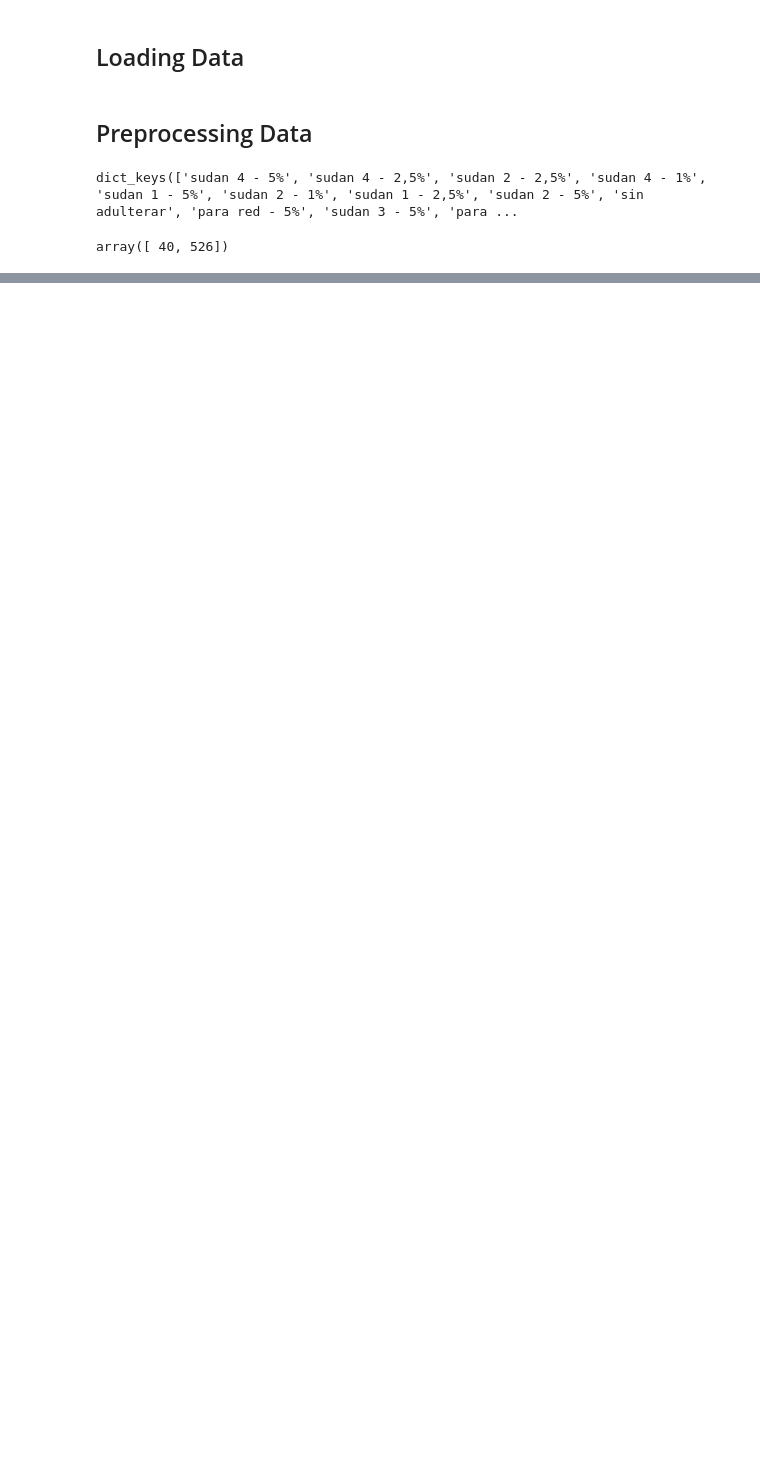
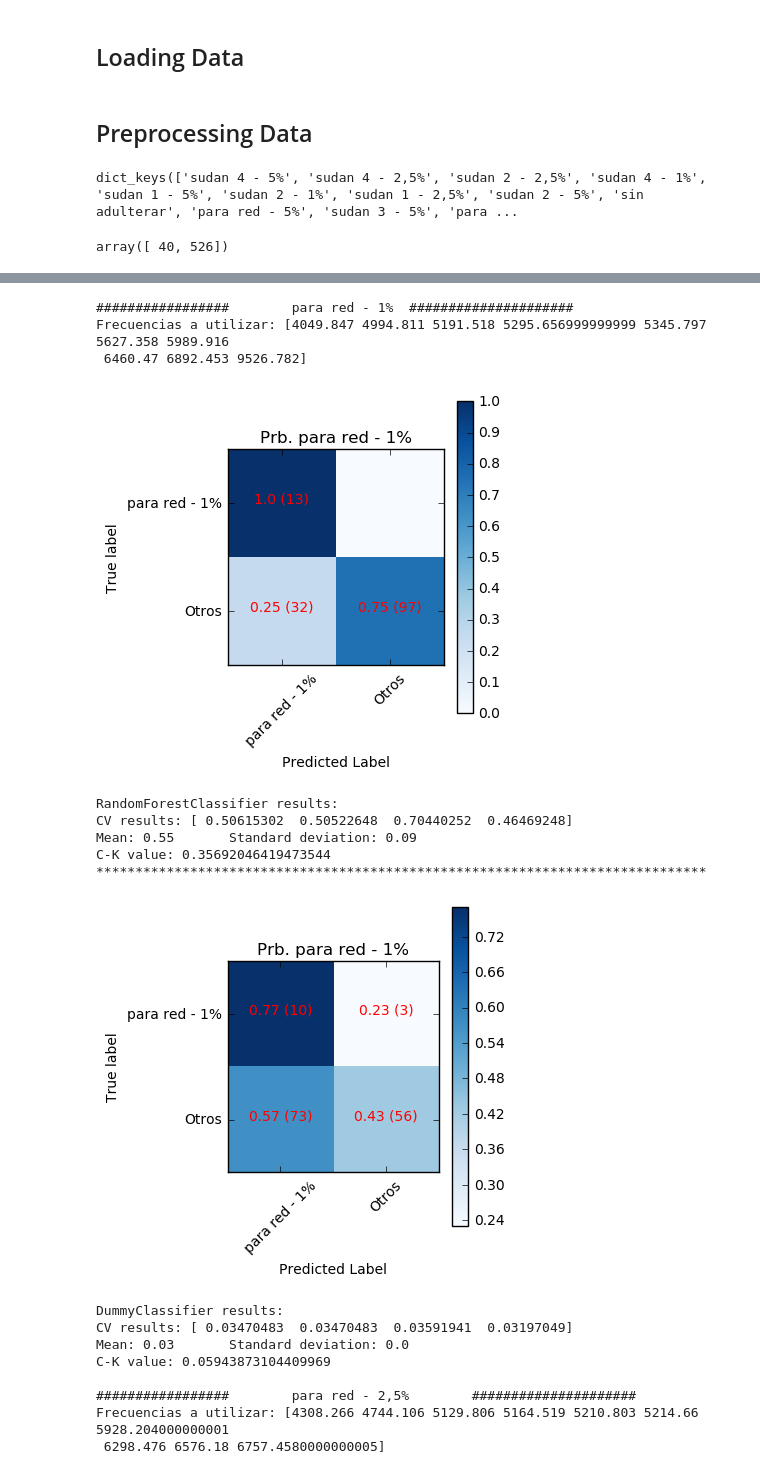
Before and after one commit to samuel1a0/charla_py, a Jupyter notebook: Oversampling.ipynb, the cells around one changed output, grey strips where cells are left out. Drawn from its saved outputs; the diff is of its cells as text; code cells hidden in the pictures; blank space fills up the shorter version.

```diff
--- a/Oversampling.ipynb
+++ b/Oversampling.ipynb
@@ -29,6 +20,7 @@ from imblearn.over_sampling import ADASYN
 loader = DataHandler("data")
 loader.load_all()
 data = loader.get_all()
+features_names = data.columns[:-1].get_values()
 # %% [markdown]
 ## Preprocessing Data
 # %%
@@ -73,0 +44,16 @@ indices = np.where(rfe.support_)            # Mask of selected features
+# %%
+from sklearn.linear_model import LogisticRegression
+from sklearn.tree import DecisionTreeRegressor
+from sklearn.ensemble import RandomForestRegressor
+from sklearn.feature_selection import RFE, RFECV
+
+def get_features(X, Y, model=None, n_features=20):
+    if not model:
+#         model = LogisticRegression(class_weight="balanced", n_jobs=-1)
+#         model = DecisionTreeRegressor(random_state=15)
+        model = RandomForestRegressor(random_state=15, n_estimators=20, n_jobs=-1, max_depth=3)
+
+    rfe = RFE(model, n_features, step=30)
+    rfe = rfe.fit(X, Y)
+    indices = np.where(rfe.support_)            # Mask of selected features
+    return indices
@@ -73,0 +86,44 @@ indices = np.where(rfe.support_)            # Mask of selected features
+# %%
+from sklearn.model_selection import cross_val_score
+from sklearn.dummy import DummyClassifier
+
+for c in np.unique(data.clase):
+    target = np.where(data["clase"]==c, 0, 1)
+
+    X_train, x_test, Y_train, y_test = train_test_split(scaled_, target, test_size=.25)
+    indices = get_features(X_train, Y_train, n_features=10)
+
+    print("\n#################\t {} \t#####################".format(c))
+    print("Frecuencias a utilizar: {}".format( features_names[indices[0]] ))
+
+    ad = ADASYN(ratio="minority", random_state=15, n_jobs=4)
+    X_train, Y_train = ad.fit_sample(X_train, Y_train)
+
+    pca = PCA(svd_solver="randomized", random_state=15)
+
+    new_data = pca.fit_transform( scaled_[:, indices[0]] )
+    X_train = pca.transform(X_train[:,indices[0]])
+    x_test = pca.transform(x_test[:,indices[0]])
+    predict(X_train, Y_train, x_test, y_test, c, target, new_data, depth=3, estimators=20)
+    print("******************************************************************************\n")
+    d_clf = DummyClassifier(strategy="uniform")
+    predict(X_train, Y_train, x_test, y_test, c, target, new_data, clf=d_clf)
+# %% [output]
+#################        para red - 1%  #####################
+Frecuencias a utilizar: [4049.847 4994.811 5191.518 5295.656999999999 5345.797 5627.358 5989.916
+ 6460.47 6892.453 9526.782]
+[figure, added]
+RandomForestClassifier results:
+CV results: [ 0.50615302  0.50522648  0.70440252  0.46469248]
+Mean: 0.55       Standard deviation: 0.09
+C-K value: 0.35692046419473544
+******************************************************************************
+[figure, added]
+DummyClassifier results:
+CV results: [ 0.03470483  0.03470483  0.03591941  0.03197049]
+Mean: 0.03       Standard deviation: 0.0
+C-K value: 0.05943873104409969
+
+#################        para red - 2,5%        #####################
+Frecuencias a utilizar: [4308.266 4744.106 5129.806 5164.519 5210.803 5214.66 5928.204000000001
+ 6298.476 6576.18 6757.4580000000005]
```
Also changed, not shown: parts of 13 cells of this notebook, 7 other files.
